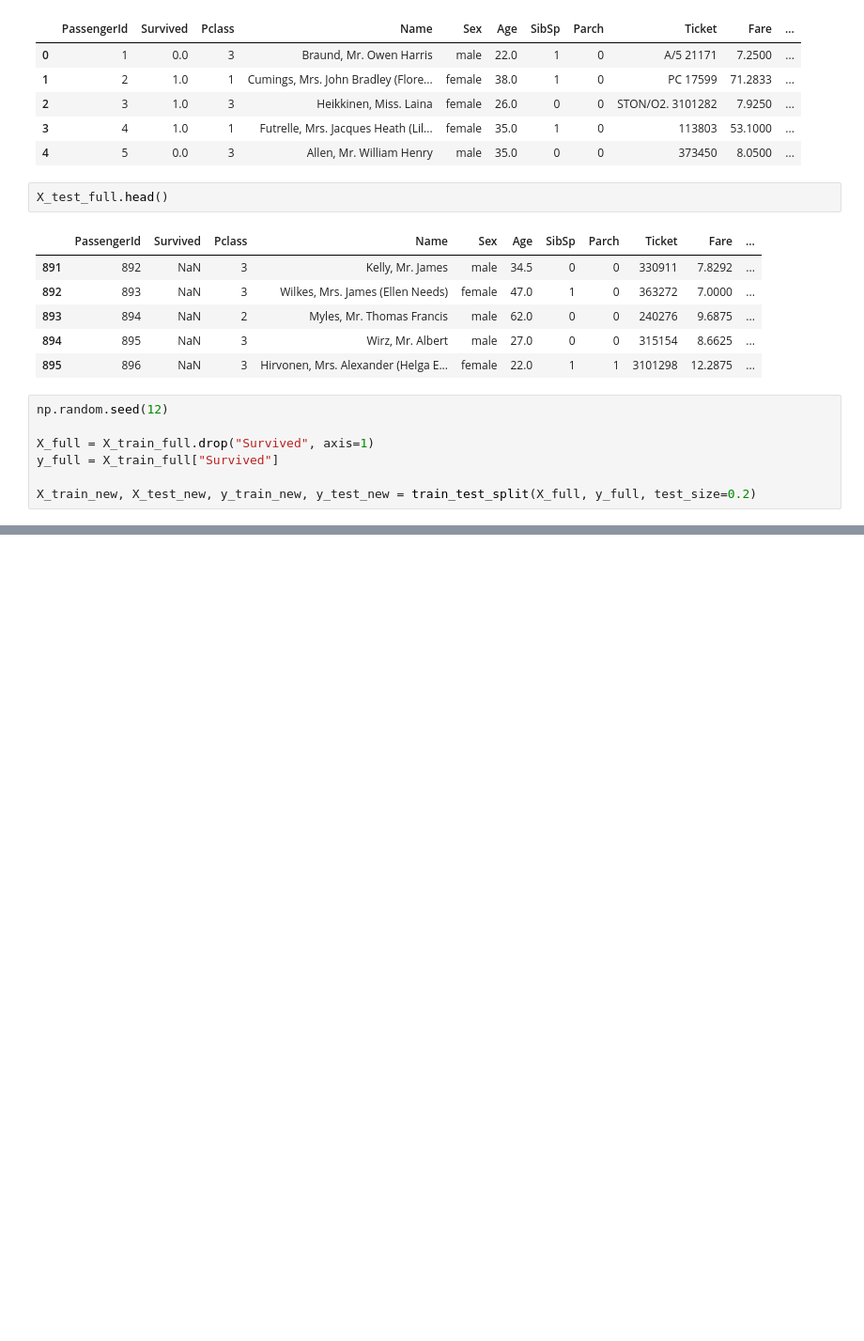
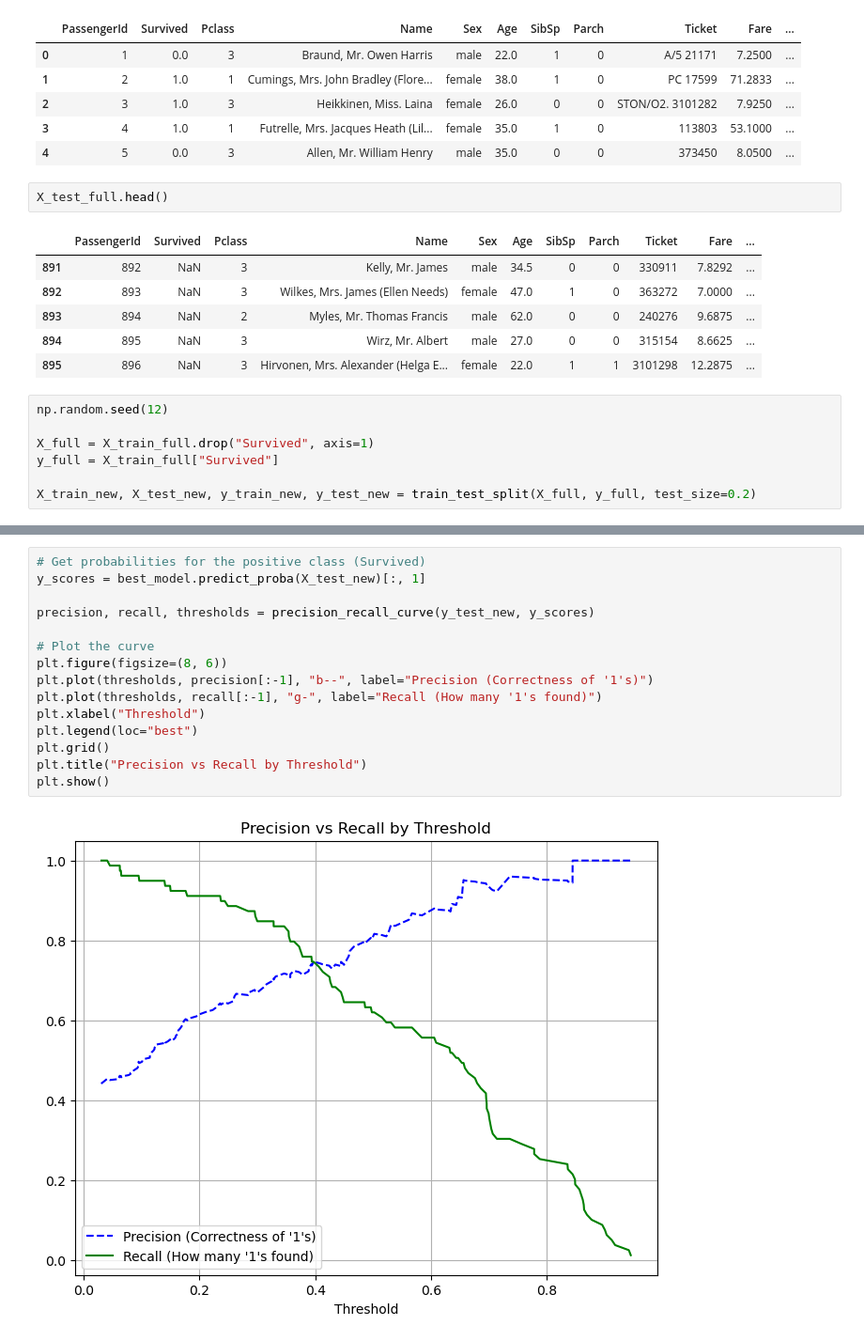
Before and after one commit to Jobo0/titanic-ensemble-classifier, a Jupyter notebook: 01_Exploratory_Analysis.ipynb, the cells around one changed output, grey strips where cells are left out. Shown at 94% size. Cells and saved outputs as stored; diff of their text form; blank space fills up the shorter version.

```diff
--- a/01_Exploratory_Analysis.ipynb
+++ b/01_Exploratory_Analysis.ipynb
@@ -1479,0 +1609,17 @@ X_train_new, X_test_new, y_train_new, y_test_new = train_test_split(X_full, y_fu
+# %%
+# Get probabilities for the positive class (Survived)
+y_scores = best_model.predict_proba(X_test_new)[:, 1]
+
+precision, recall, thresholds = precision_recall_curve(y_test_new, y_scores)
+
+# Plot the curve
+plt.figure(figsize=(8, 6))
+plt.plot(thresholds, precision[:-1], "b--", label="Precision (Correctness of '1's)")
+plt.plot(thresholds, recall[:-1], "g-", label="Recall (How many '1's found)")
+plt.xlabel("Threshold")
+plt.legend(loc="best")
+plt.grid()
+plt.title("Precision vs Recall by Threshold")
+plt.show()
+# %% [output]
+[figure, added]
```
Also changed, not shown: parts of 49 cells of this notebook, 9 other files.
